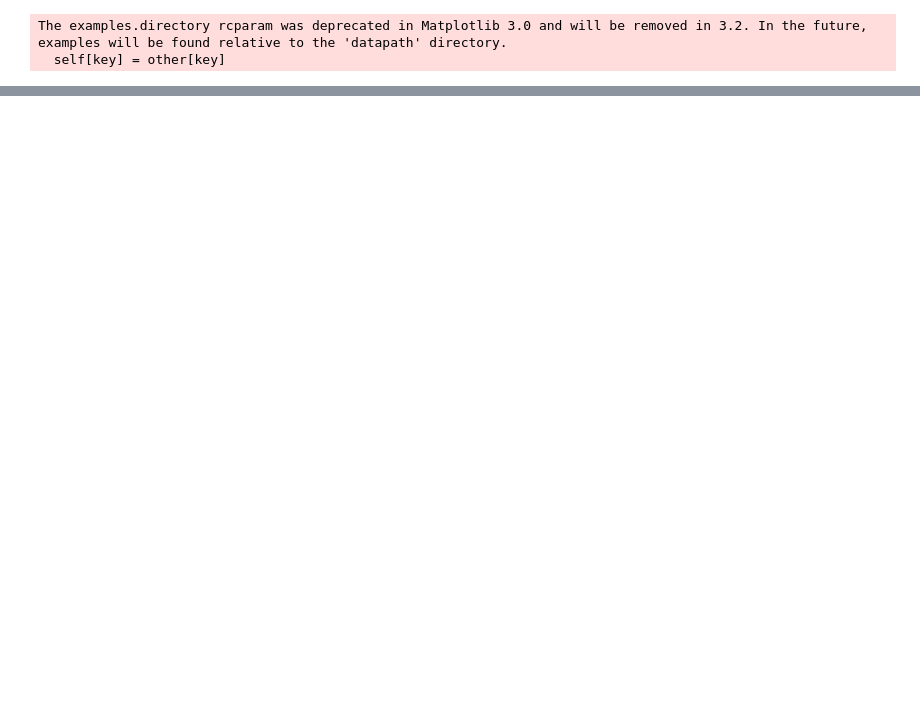
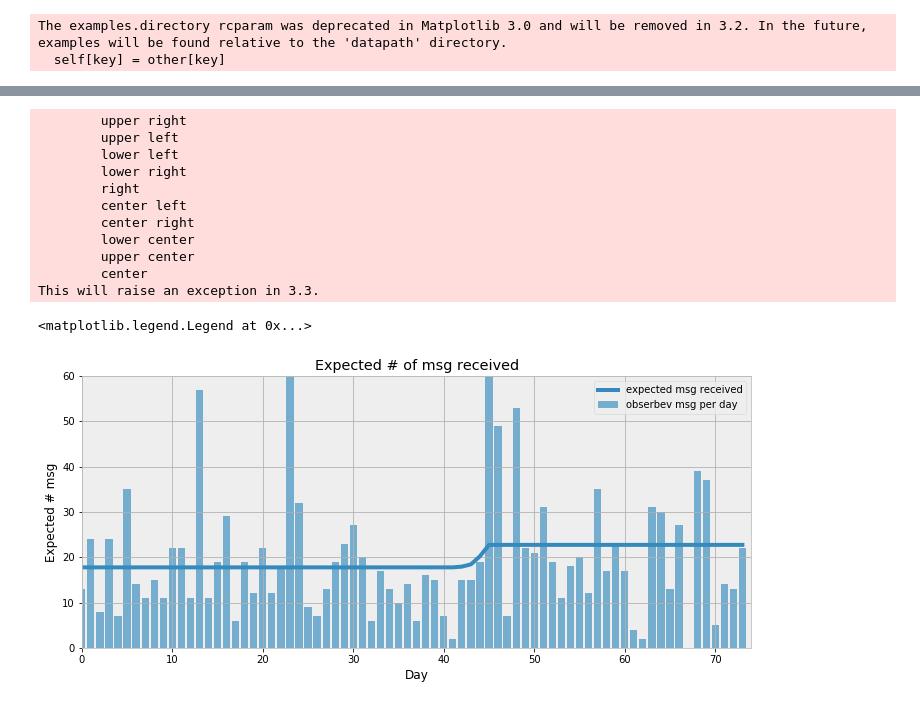
Before and after one commit to casanovajose/bayes_bayes_uber_alles, a Jupyter notebook: text_msg_data.ipynb, the cells around one changed output, grey strips where cells are left out. Saved outputs shown, nothing was run; the diff lists cells and outputs as text; code cells hidden in the pictures; blank space fills up the shorter version.

```diff
--- a/text_msg_data.ipynb
+++ b/text_msg_data.ipynb
@@ -109,0 +110,35 @@ plt.subplots_adjust(hspace=0.4, top=1.2)
+# %%
+figsize(12, 5)
+
+N = tau_samples.shape[0]
+expected_texts_per_day = np.zeros(n_count_data)
+
+for day in range(0, n_count_data):
+    ix = day < tau_samples
+
+    expected_texts_per_day[day] = (lambda_1_samples[ix].sum()
+                                   + lambda_2_samples[~ix].sum()) / N
+
+plt.plot(range(n_count_data), expected_texts_per_day, lw=4,
+         label="expected msg received")
+plt.xlim(0, n_count_data)
+plt.xlabel("Day")
+plt.ylabel("Expected # msg")
+plt.title("Expected # of msg received")
+plt.ylim(0, 60)
+plt.bar(np.arange(len(count_data)), count_data, color="#348ABD", alpha=0.65, label="obserbev msg per day" )
+plt.legend(loc="uper left")
+# %% [output]
+        upper right
+        upper left
+        lower left
+        lower right
+        right
+        center left
+        center right
+        lower center
+        upper center
+        center
+This will raise an exception in 3.3.
+<matplotlib.legend.Legend at 0x...>
+[figure, added]
```
Also changed, not shown: parts of 3 cells of this notebook.
